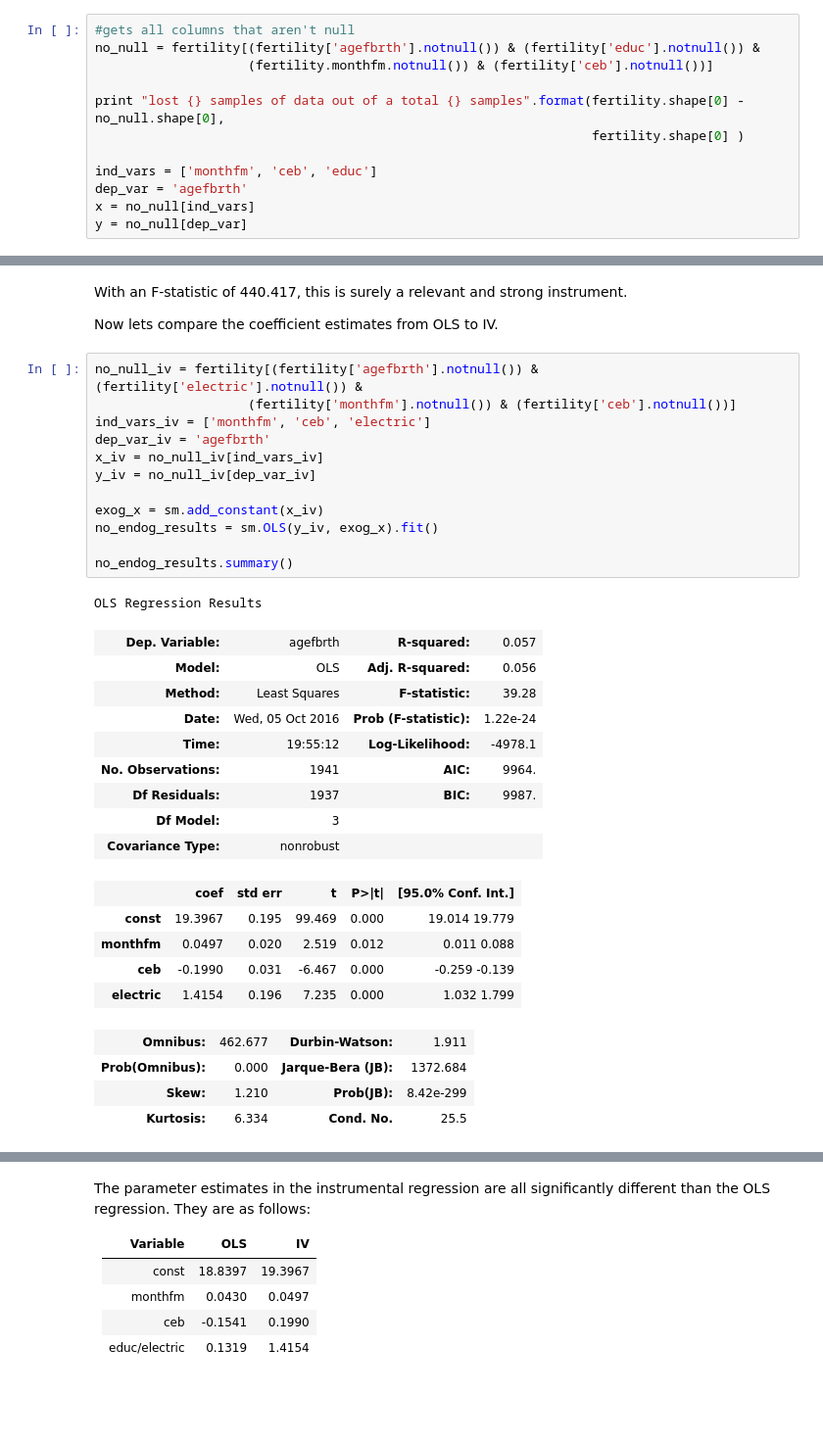
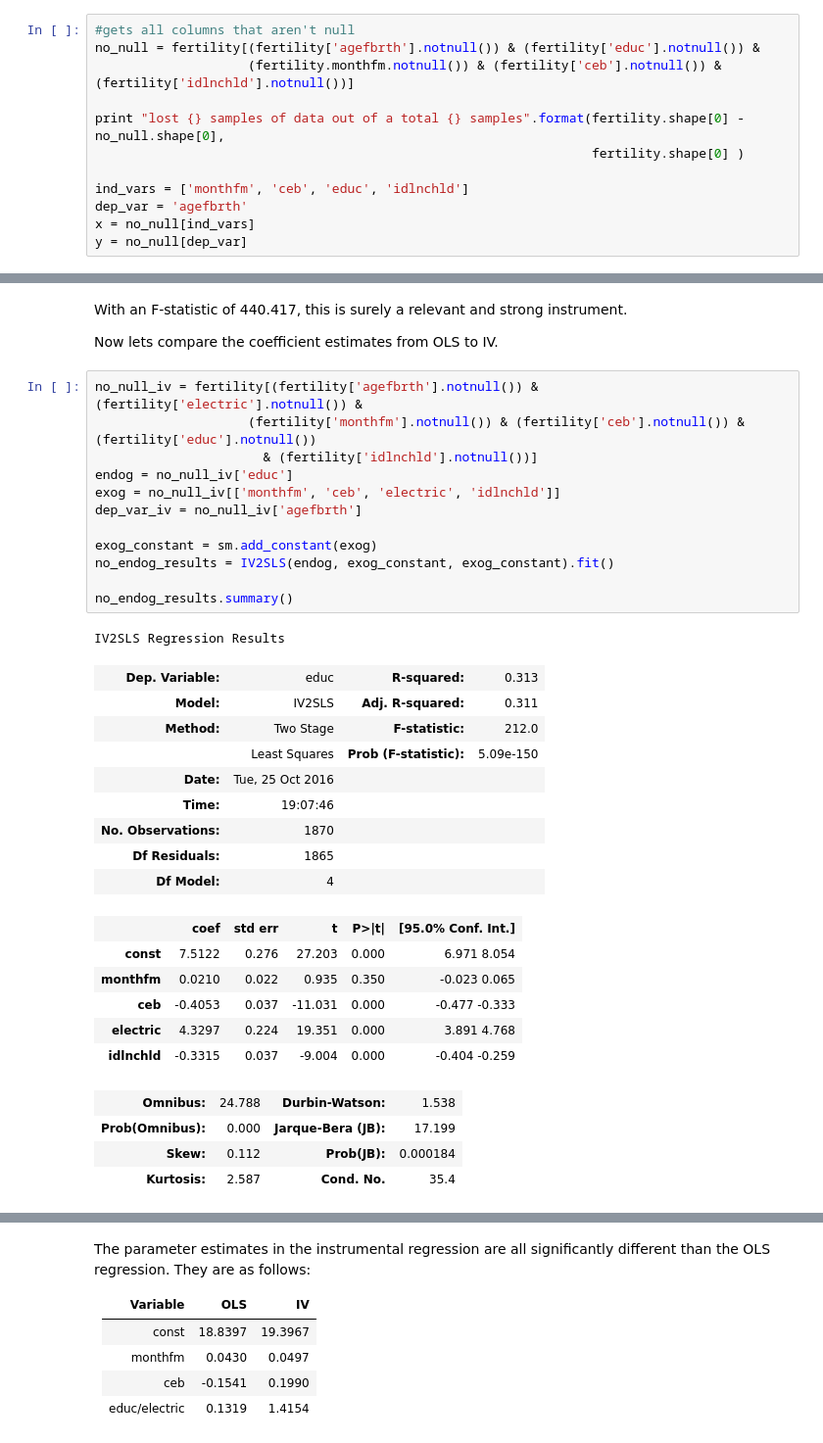
Before and after one commit to bfdykstra/cross-sectional-econ, a Jupyter notebook: problem_set_3/problem_set_3_dykstra_ben.ipynb, the cells around one changed output, grey strips where cells are left out. Shown at 98% size. Cells and saved outputs as stored; diff of their text form; blank space fills up the shorter version.

Commit message:
fixed instrumental regression so that it uses 2 stage least squares

```diff
--- a/problem_set_3/problem_set_3_dykstra_ben.ipynb
+++ b/problem_set_3/problem_set_3_dykstra_ben.ipynb
@@ -89,12 +90,12 @@ Theres a huge problem with missing data in this dataset, roughly a quarter of ag
 # %%
 #gets all columns that aren't null
 no_null = fertility[(fertility['agefbrth'].notnull()) & (fertility['educ'].notnull()) &
-                    (fertility.monthfm.notnull()) & (fertility['ceb'].notnull())]
+                    (fertility.monthfm.notnull()) & (fertility['ceb'].notnull()) & (fertility['idlnchld'].notnull())]
 
 print "lost {} samples of data out of a total {} samples".format(fertility.shape[0] - no_null.shape[0],
                                                                  fertility.shape[0] )
 
-ind_vars = ['monthfm', 'ceb', 'educ']
+ind_vars = ['monthfm', 'ceb', 'educ', 'idlnchld']
 dep_var = 'agefbrth'
 x = no_null[ind_vars]
 y = no_null[dep_var]
@@ -212,36 +214,37 @@ With an F-statistic of 440.417, this is surely a relevant and strong instrument.
 Now lets compare the coefficient estimates from OLS to IV.
 # %%
 no_null_iv = fertility[(fertility['agefbrth'].notnull()) & (fertility['electric'].notnull()) &
-                    (fertility['monthfm'].notnull()) & (fertility['ceb'].notnull())]
-ind_vars_iv = ['monthfm', 'ceb', 'electric']
-dep_var_iv = 'agefbrth'
-x_iv = no_null_iv[ind_vars_iv]
-y_iv = no_null_iv[dep_var_iv]
+                    (fertility['monthfm'].notnull()) & (fertility['ceb'].notnull()) & (fertility['educ'].notnull())
+                      & (fertility['idlnchld'].notnull())]
+endog = no_null_iv['educ']
+exog = no_null_iv[['monthfm', 'ceb', 'electric', 'idlnchld']]
+dep_var_iv = no_null_iv['agefbrth']
 
-exog_x = sm.add_constant(x_iv)
-no_endog_results = sm.OLS(y_iv, exog_x).fit()
+exog_constant = sm.add_constant(exog)
+no_endog_results = IV2SLS(endog, exog_constant, exog_constant).fit()
 
 no_endog_results.summary()
 # %% [output]
-OLS Regression Results
+IV2SLS Regression Results
-| Dep. Variable: | agefbrth | R-squared: | 0.057 |
-| Model: | OLS | Adj. R-squared: | 0.056 |
-| Method: | Least Squares | F-statistic: | 39.28 |
-| Date: | Wed, 05 Oct 2016 | Prob (F-statistic): | 1.22e-24 |
-| Time: | 19:55:12 | Log-Likelihood: | -4978.1 |
-| No. Observations: | 1941 | AIC: | 9964. |
-| Df Residuals: | 1937 | BIC: | 9987. |
-| Df Model: | 3 |  |  |
-| Covariance Type: | nonrobust |  |  |
+| Dep. Variable: | educ | R-squared: | 0.313 |
+| Model: | IV2SLS | Adj. R-squared: | 0.311 |
+| Method: | Two Stage | F-statistic: | 212.0 |
+|  | Least Squares | Prob (F-statistic): | 5.09e-150 |
+| Date: | Tue, 25 Oct 2016 |  |  |
+| Time: | 19:07:46 |  |  |
+| No. Observations: | 1870 |  |  |
+| Df Residuals: | 1865 |  |  |
+| Df Model: | 4 |  |  |
 |  | coef | std err | t | P>|t| | [95.0% Conf. Int.] |
-| const | 19.3967 | 0.195 | 99.469 | 0.000 | 19.014 19.779 |
-| monthfm | 0.0497 | 0.020 | 2.519 | 0.012 | 0.011 0.088 |
-| ceb | -0.1990 | 0.031 | -6.467 | 0.000 | -0.259 -0.139 |
-| electric | 1.4154 | 0.196 | 7.235 | 0.000 | 1.032 1.799 |
+| const | 7.5122 | 0.276 | 27.203 | 0.000 | 6.971 8.054 |
+| monthfm | 0.0210 | 0.022 | 0.935 | 0.350 | -0.023 0.065 |
+| ceb | -0.4053 | 0.037 | -11.031 | 0.000 | -0.477 -0.333 |
+| electric | 4.3297 | 0.224 | 19.351 | 0.000 | 3.891 4.768 |
+| idlnchld | -0.3315 | 0.037 | -9.004 | 0.000 | -0.404 -0.259 |
-| Omnibus: | 462.677 | Durbin-Watson: | 1.911 |
-| Prob(Omnibus): | 0.000 | Jarque-Bera (JB): | 1372.684 |
-| Skew: | 1.210 | Prob(JB): | 8.42e-299 |
-| Kurtosis: | 6.334 | Cond. No. | 25.5 |
+| Omnibus: | 24.788 | Durbin-Watson: | 1.538 |
+| Prob(Omnibus): | 0.000 | Jarque-Bera (JB): | 17.199 |
+| Skew: | 0.112 | Prob(JB): | 0.000184 |
+| Kurtosis: | 2.587 | Cond. No. | 35.4 |
 # %%
 print_resids(no_endog_results.predict(), no_endog_results.resid)
 # %% [output]
```
Also changed, not shown: parts of 13 cells of this notebook.
